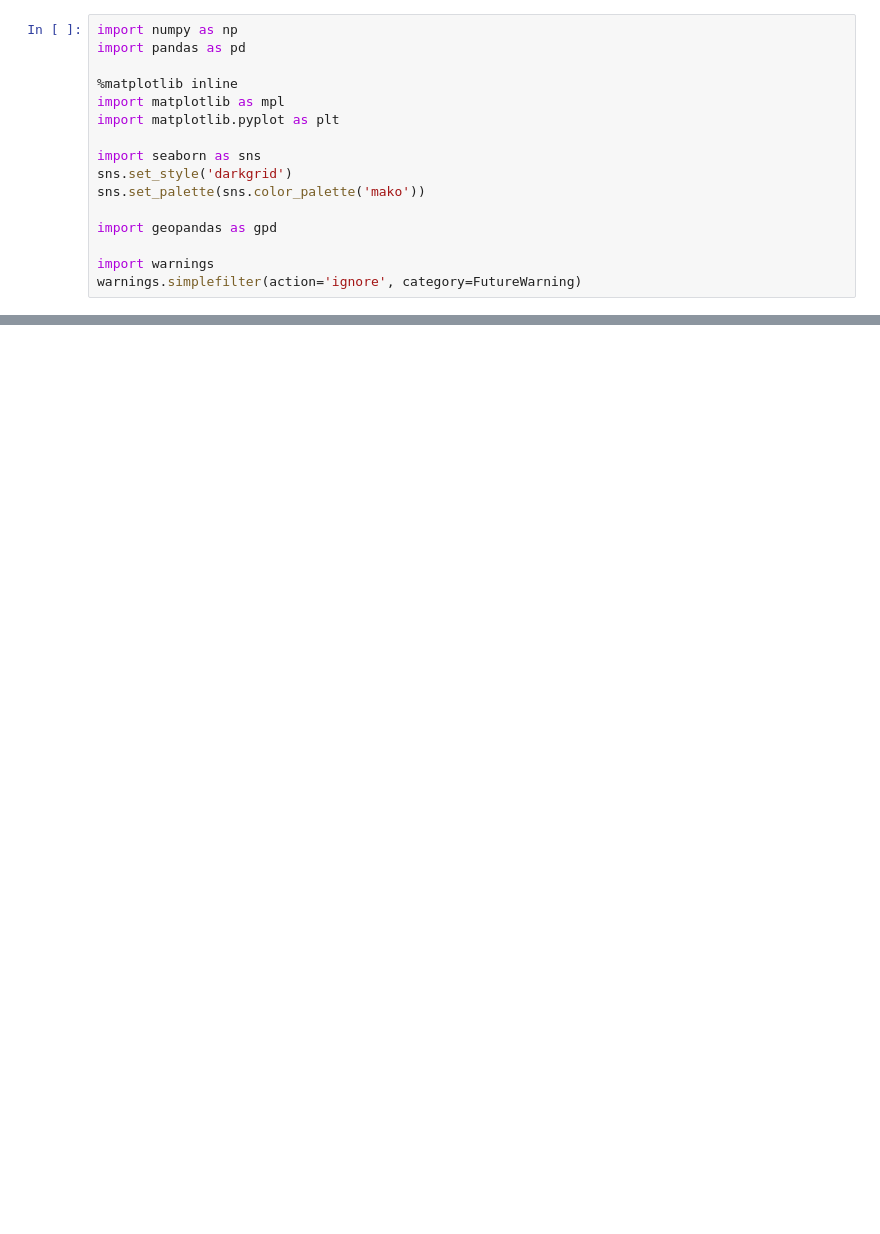
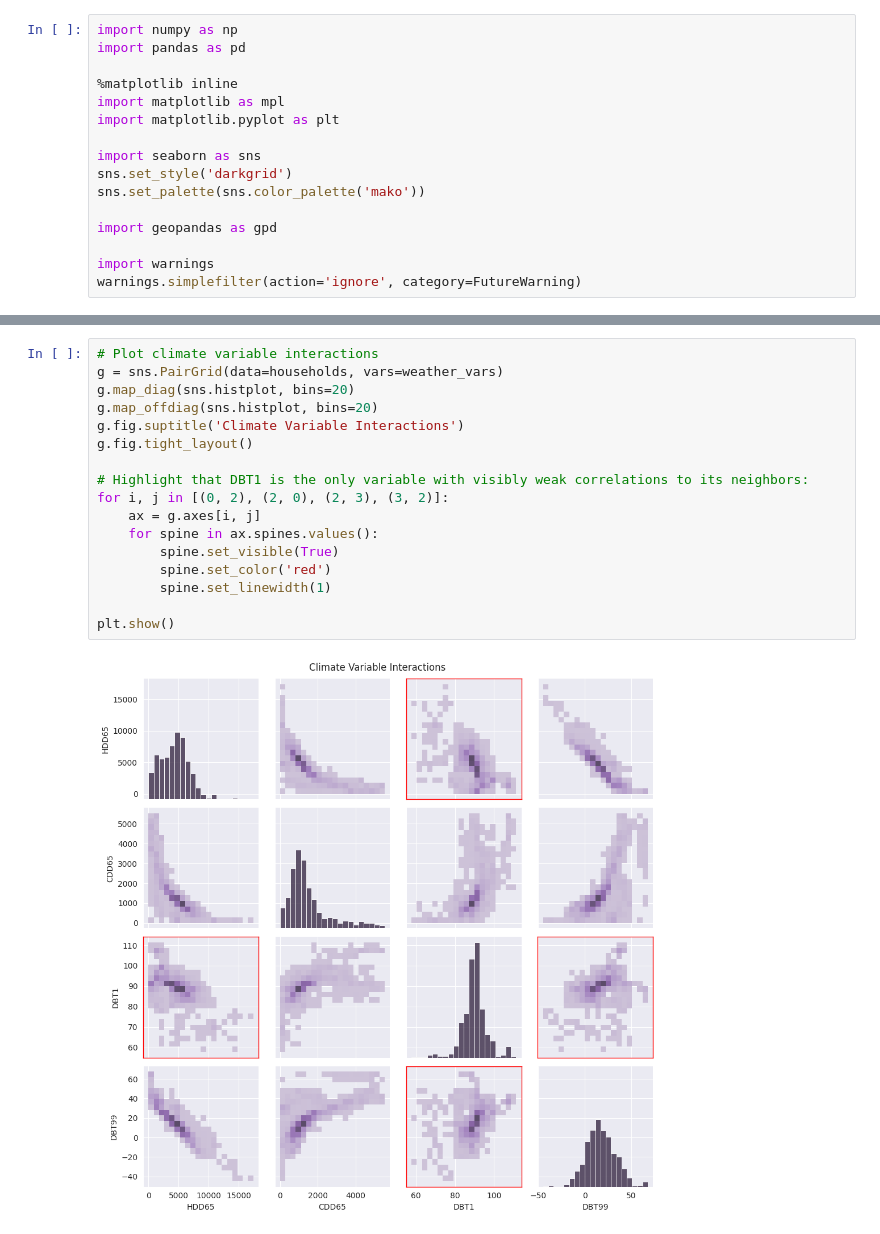
Before and after one commit to jon-codes/c964-model, a Jupyter notebook: exploratory.ipynb, the cells around one changed output, grey strips where cells are left out. Cells and saved outputs as stored; diff of their text form; blank space fills up the shorter version.

```diff
--- a/exploratory.ipynb
+++ b/exploratory.ipynb
@@ -545,0 +216,19 @@ plt.show()
+# %%
+# Plot climate variable interactions
+g = sns.PairGrid(data=households, vars=weather_vars)
+g.map_diag(sns.histplot, bins=20)
+g.map_offdiag(sns.histplot, bins=20)
+g.fig.suptitle('Climate Variable Interactions')
+g.fig.tight_layout()
+
+# Highlight that DBT1 is the only variable with visibly weak correlations to its neighbors:
+for i, j in [(0, 2), (2, 0), (2, 3), (3, 2)]:
+    ax = g.axes[i, j]
+    for spine in ax.spines.values():
+        spine.set_visible(True)
+        spine.set_color('red')
+        spine.set_linewidth(1)
+
+plt.show()
+# %% [output]
+[figure, added]
```
Also changed, not shown: parts of 84 cells of this notebook.
